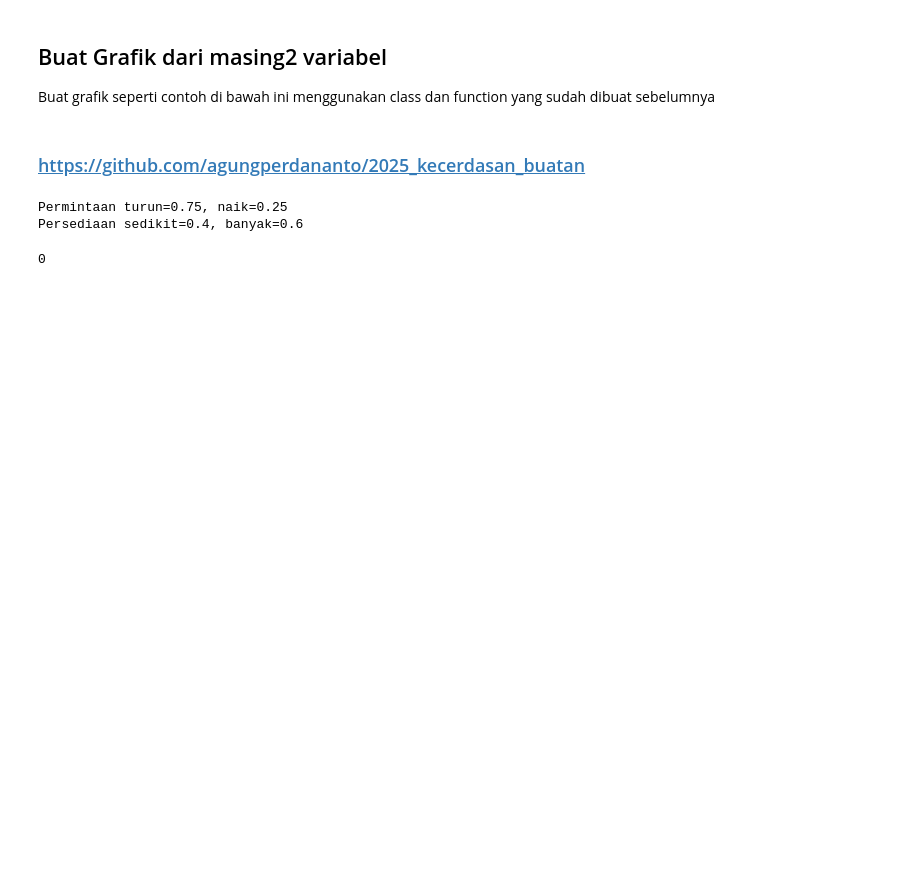
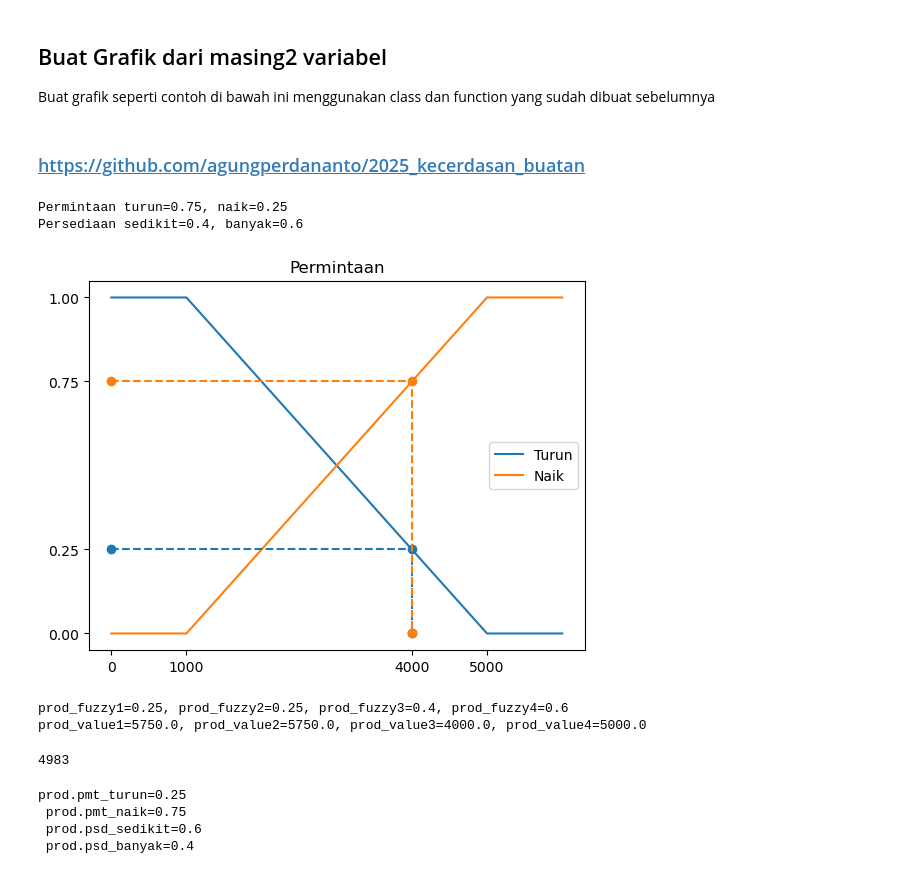
Before and after one commit to agungperdananto/2025_kecerdasan_buatan, a Jupyter notebook: fuzzy.ipynb, the cells around one changed output. Drawn from its saved outputs; the diff is of its cells as text; code cells hidden in the pictures; blank space fills up the shorter version.

Commit message:
add graph method

```diff
--- a/fuzzy.ipynb
+++ b/fuzzy.ipynb
@@ -48,14 +48,19 @@ print(f"Persediaan {sedikit=}, {banyak=}")
 Permintaan turun=0.75, naik=0.25
 Persediaan sedikit=0.4, banyak=0.6
 # %%
+from matplotlib import pyplot as plt
+
 class Permintaan():
     range = [1000, 5000]
+    y_turun = [1, 0]
+    y_naik = [0, 1]
 
     def __init__(self):
         self.min_value = self.range[0]
         self.max_value = self.range[1]
         self.x = 4000
 
+    @property
     def turun(self):
         if self.x < self.min_value:
             return 1
@@ -64,6 +69,7 @@ class Permintaan():
         result = decrease(self.x, self.min_value, self.max_value)
         return result
 
+    @property
     def naik(self):
         if self.x < self.min_value:
             return 0
@@ -71,41 +77,80 @@ class Permintaan():
             return 1
         result = increase(self.x, self.min_value, self.max_value)
         return result
+
+    def get_graph(self):
+
+        fig, ax = plt.subplots(1)
+        extended_range = [0, *self.range, self.range[1] + self.range[1]*0.2]
+        extended_y_turun = [self.y_turun[0], *self.y_turun, self.y_turun[-1]]
+        extended_y_naik = [self.y_naik[0], *self.y_naik, self.y_naik[-1]]
+        # turun
+        x_turun = extended_range # nilai x
+        y_turun = extended_y_turun # nilai y
+
+        ax.plot(x_turun, y_turun, label='Turun', color='C0')
+
+        # naik
+        x_naik = extended_range # nilai x
+        y_naik = extended_y_naik # nilai y
+
+        ax.plot(x_naik, y_naik, label='Naik', color='C1')
+
+        ax.set_title('Permintaan')
+        ax.legend(loc='center right')
+
+        x_ticks = [0, 1000, 5000]
+        y_ticks = [1, 0]
+
+        plt.setp(ax, xticks= x_ticks, yticks=y_ticks)
+
+        if self.x:
+            x_fuzzy = [0, self.x, self.x]
+            y_fuzzy_turun = [self.turun, self.turun, 0]
+            ax.plot(x_fuzzy, y_fuzzy_turun,'o--', color='C0')
+            y_fuzzy_naik = [self.naik, self.naik, 0]
+            ax.plot(x_fuzzy, y_fuzzy_naik,'o--', color='C1')
+            x_ticks.append(self.x)
+            y_ticks = [*y_ticks, self.turun, self.naik]
+
+        plt.setp(ax, xticks= x_ticks, yticks=y_ticks)
 
 
 class Persediaan():
     range = [100, 600]
 
     def __init__(self):
         self.min_value = self.range[0]
         self.max_value = self.range[1]
         self.x = 300
 
+    @property
     def sedikit(self):
         if self.x < self.min_value:
             return 1
         if self.x > self.max_value:
             return 0
         result = decrease(self.x, self.min_value, self.max_value)
         return result
 
+    @property
     def banyak(self):
         if self.x < self.min_value:
             return 0
         if self.x > self.max_value:
             return 1
         result = increase(self.x, self.min_value, self.max_value)
         return result
 
 
 pmt = Permintaan()
 
 psd = Persediaan()
 
-pmt.x = 900
-pmt.naik()
+# pmt.x = 400
+pmt.get_graph()
 # %% [output]
-0
+[figure, added]
 # %%
 class Produksi():
     range = [2000, 7000]
@@ -130,0 +219,16 @@ class Produksi():
+# %%
+prod = Produksi()
+prod.defuzifikasi()
+# %% [output]
+prod_fuzzy1=0.25, prod_fuzzy2=0.25, prod_fuzzy3=0.4, prod_fuzzy4=0.6
+prod_value1=5750.0, prod_value2=5750.0, prod_value3=4000.0, prod_value4=5000.0
+4983
+# %%
+prod = Produksi()
+
+print(f"{prod.pmt_turun=}\n {prod.pmt_naik=}\n {prod.psd_sedikit=}\n {prod.psd_banyak=}")
+# %% [output]
+prod.pmt_turun=0.25
+ prod.pmt_naik=0.75
+ prod.psd_sedikit=0.6
+ prod.psd_banyak=0.4
```
Also changed, not shown: parts of 1 cell of this notebook.
